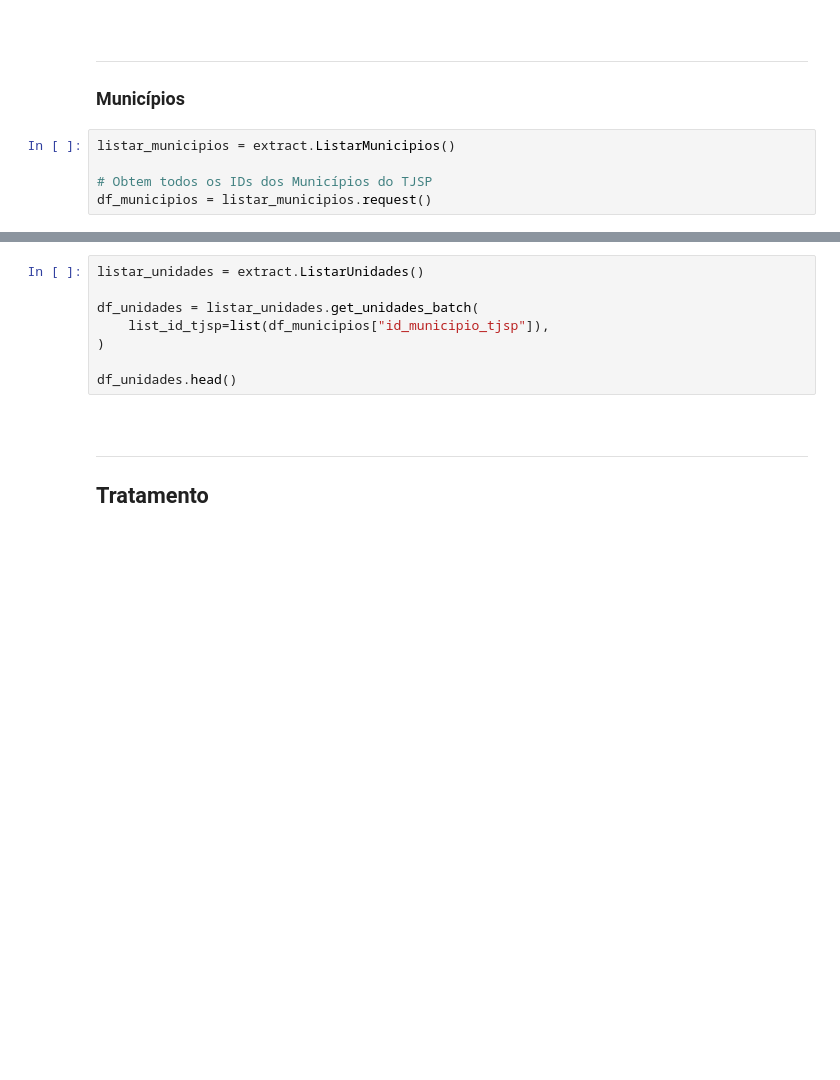
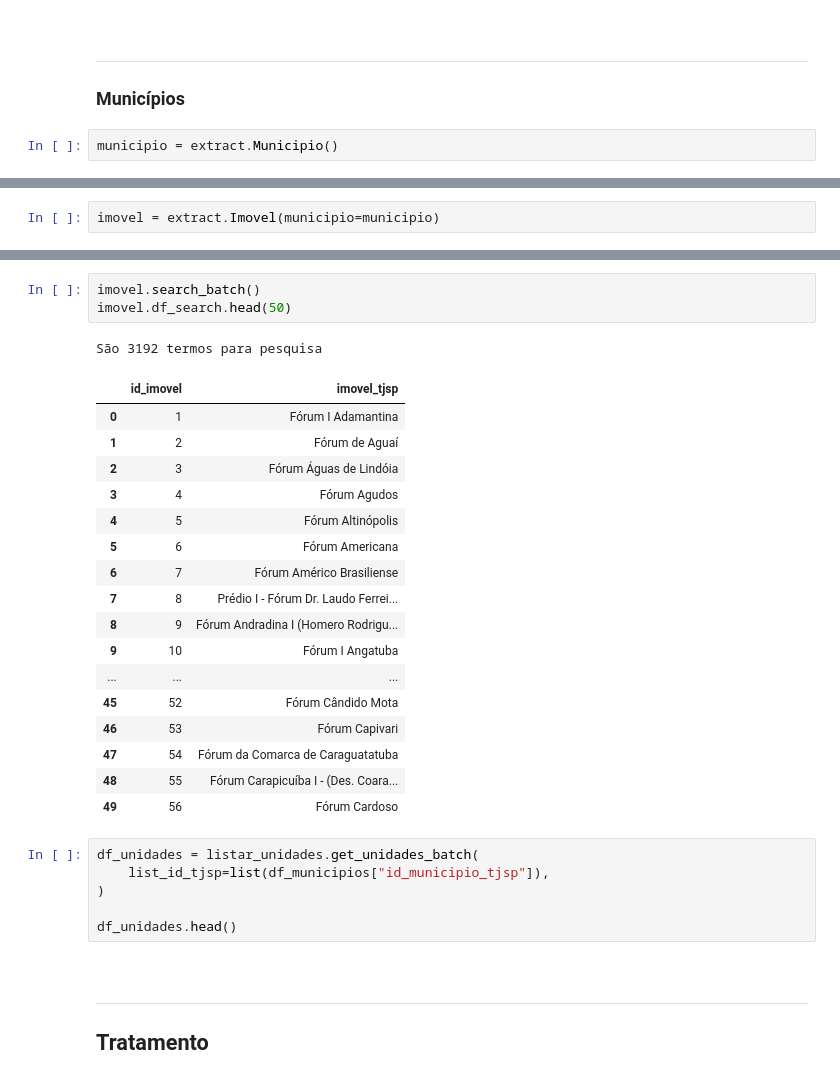
Before and after one commit to michelmetran/tjsp_unidades, a Jupyter notebook: docs/scripts/20_transform.ipynb, the cells around one changed output, grey strips where cells are left out. Drawn from its saved outputs; the diff is of its cells as text; blank space fills up the shorter version.

```diff
--- a/docs/scripts/20_transform.ipynb
+++ b/docs/scripts/20_transform.ipynb
@@ -34,8 +47,5 @@ quem_somos.comarcas
 
 ### Municípios
 # %%
-listar_municipios = extract.ListarMunicipios()
-
-# Obtem todos os IDs dos Municípios do TJSP
-df_municipios = listar_municipios.request()
+municipio = extract.Municipio()
 # %%
@@ -50,0 +109,2 @@ df_municipios.head()
+# %%
+imovel = extract.Imovel(municipio=municipio)
@@ -51,6 +125,26 @@ df_municipios.head()
+# %%
+imovel.search_batch()
+imovel.df_search.head(50)
+# %% [output]
+São 3192 termos para pesquisa
+|  | id_imovel | imovel_tjsp |
+| 0 | 1 | Fórum I Adamantina |
+| 1 | 2 | Fórum de Aguaí |
+| 2 | 3 | Fórum Águas de Lindóia |
+| 3 | 4 | Fórum Agudos |
+| 4 | 5 | Fórum Altinópolis |
+| 5 | 6 | Fórum Americana |
+| 6 | 7 | Fórum Américo Brasiliense |
+| 7 | 8 | Prédio I - Fórum Dr. Laudo Ferrei... |
+| 8 | 9 | Fórum Andradina I (Homero Rodrigu... |
+| 9 | 10 | Fórum I Angatuba |
+| ... | ... | ... |
+| 45 | 52 | Fórum Cândido Mota |
+| 46 | 53 | Fórum Capivari |
+| 47 | 54 | Fórum da Comarca de Caraguatatuba |
+| 48 | 55 | Fórum Carapicuíba I - (Des. Coara... |
+| 49 | 56 | Fórum Cardoso |
 # %%
-listar_unidades = extract.ListarUnidades()
-
 df_unidades = listar_unidades.get_unidades_batch(
     list_id_tjsp=list(df_municipios["id_municipio_tjsp"]),
 )
```
Also changed, not shown: parts of 9 cells of this notebook, 3 other files.
